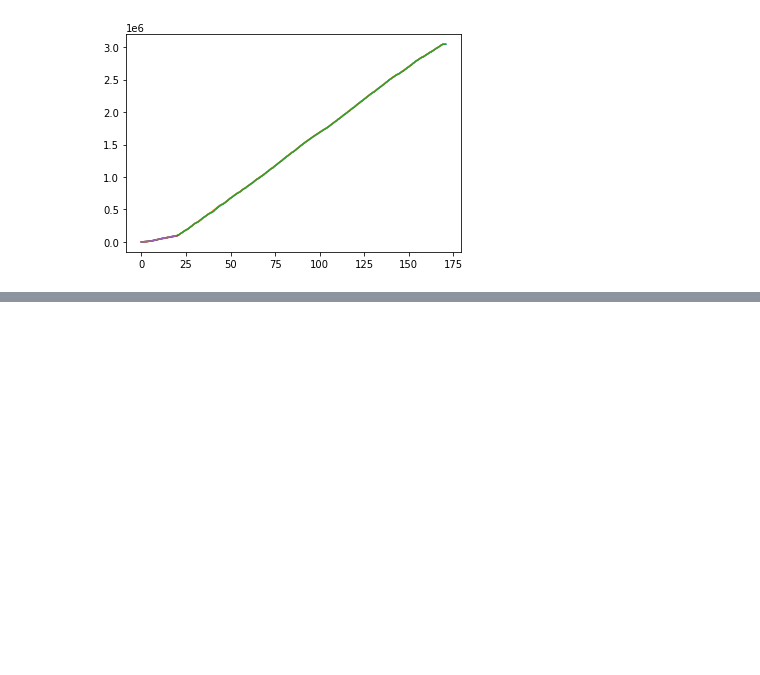
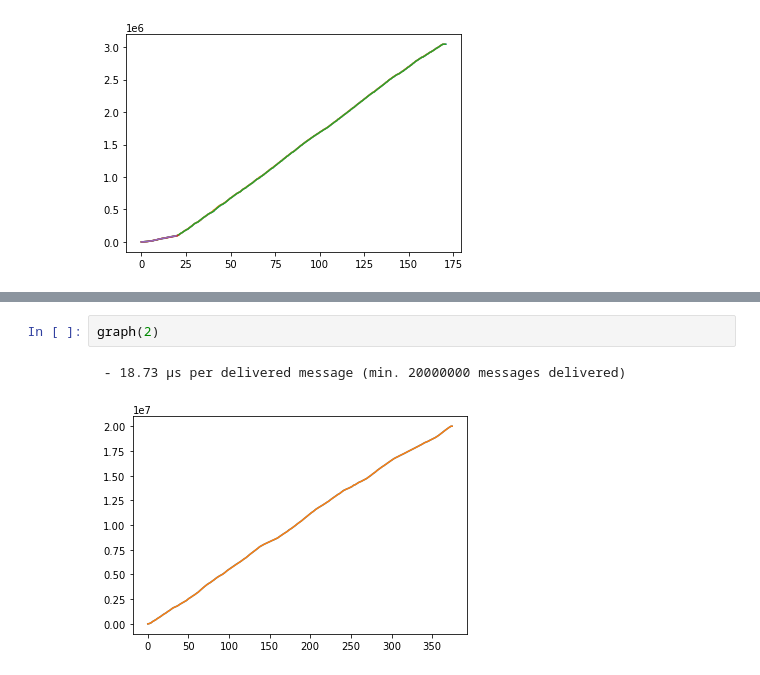
Before and after one commit to robinmamie/distributed-algorithms, a Jupyter notebook: timings.ipynb, the cells around one changed output, grey strips where cells are left out. Cells and saved outputs as stored; diff of their text form; blank space fills up the shorter version.

```diff
--- a/timings.ipynb
+++ b/timings.ipynb
@@ -122,0 +134,5 @@ graph(5, to_ignore=[4,5])
+# %%
+graph(2)
+# %% [output]
+ - 18.73 µs per delivered message (min. 20000000 messages delivered)
+[figure, added]
```
Also changed, not shown: parts of 3 cells of this notebook, 10 other files.
